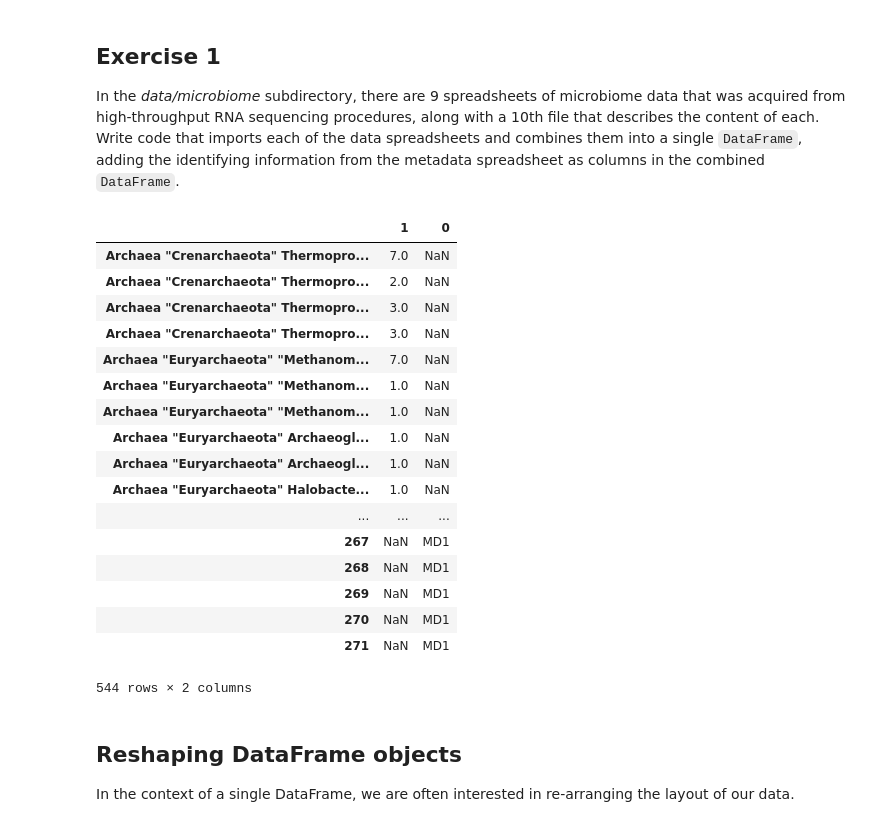
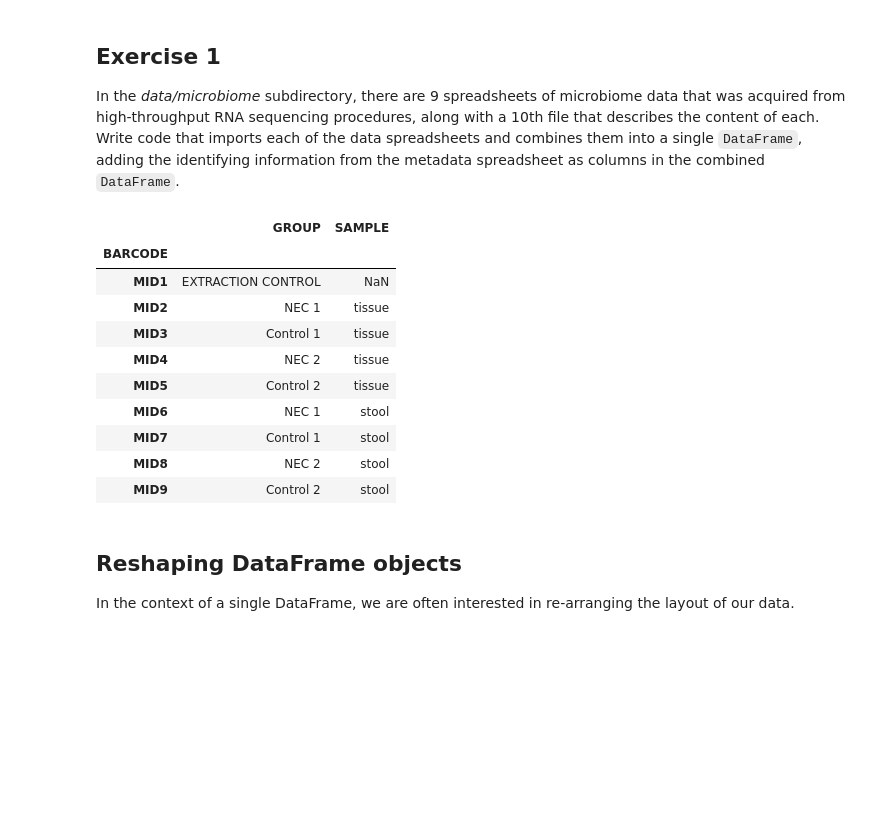
Before and after one commit to loistal/ADA_lab1, a Jupyter notebook: 02 - Intro to Pandas/Data Wrangling with Pandas.ipynb, the cells around one changed output. Drawn from its saved outputs; the diff is of its cells as text; code cells hidden in the pictures; blank space fills up the shorter version.

```diff
--- a/02 - Intro to Pandas/Data Wrangling with Pandas.ipynb
+++ b/02 - Intro to Pandas/Data Wrangling with Pandas.ipynb
@@ -561,60 +561,48 @@ In the *data/microbiome* subdirectory, there are 9 spreadsheets of microbiome da
 # Import the metadata
 meta = pd.read_excel("./Data/microbiome/metadata.xls", index_col=0)
 
 # Import all the sheets, with the name as index
 mid1 = pd.read_excel("./Data/microbiome/MID1.xls", index_col=0, header=None)
-# Create a list of length number_rows
-list_barcodes = np.empty(number_rows, dtype=object)
-list_barcodes.fill('MD1')
-mid1['Barcode'] = pd.Series(list_barcodes, index=mid1.index)
-# Add the corresponding barcode
+
 number_rows = len(mid1.index)
 # Create a list of length number_rows
 list_barcodes = np.empty(number_rows, dtype=object)
 list_barcodes.fill('MD1')
-barcodes_dataframe = pd.DataFrame(list_barcodes)
-
-mid1 = pd.concat([mid1_temp, barcodes_dataframe], axis=1)
+mid1['BARCODE'] = pd.Series(list_barcodes, index=mid1.index)
 
 mid2 = pd.read_excel("./Data/microbiome/MID2.xls", index_col=0, header=None)
 mid3 = pd.read_excel("./Data/microbiome/MID3.xls", index_col=0, header=None)
 mid4 = pd.read_excel("./Data/microbiome/MID4.xls", index_col=0, header=None)
 mid5 = pd.read_excel("./Data/microbiome/MID5.xls", index_col=0, header=None)
 mid6 = pd.read_excel("./Data/microbiome/MID6.xls", index_col=0, header=None)
 mid7 = pd.read_excel("./Data/microbiome/MID7.xls", index_col=0, header=None)
 mid8 = pd.read_excel("./Data/microbiome/MID8.xls", index_col=0, header=None)
 mid9 = pd.read_excel("./Data/microbiome/MID9.xls", index_col=0, header=None)
 
 
 # Concatenate all the sheets
 data = pd.concat([mid1, mid2, mid3, mid4, mid5, mid6, mid7, mid8, mid9], axis=0)
 
 '''
 # Give each column a proper label
 data.columns = ['Count']
 data.index.name = 'Taxon'
 '''
 
-mid1
+result = pd.merge(meta, mid1, left_index=True, right_on='BARCODE')
+meta
 # %% [output]
-|  | 1 | 0 |
-| Archaea "Crenarchaeota" Thermopro... | 7.0 | NaN |
-| Archaea "Crenarchaeota" Thermopro... | 2.0 | NaN |
-| Archaea "Crenarchaeota" Thermopro... | 3.0 | NaN |
-| Archaea "Crenarchaeota" Thermopro... | 3.0 | NaN |
-| Archaea "Euryarchaeota" "Methanom... | 7.0 | NaN |
-| Archaea "Euryarchaeota" "Methanom... | 1.0 | NaN |
-| Archaea "Euryarchaeota" "Methanom... | 1.0 | NaN |
-| Archaea "Euryarchaeota" Archaeogl... | 1.0 | NaN |
-| Archaea "Euryarchaeota" Archaeogl... | 1.0 | NaN |
-| Archaea "Euryarchaeota" Halobacte... | 1.0 | NaN |
-| ... | ... | ... |
-| 267 | NaN | MD1 |
-| 268 | NaN | MD1 |
-| 269 | NaN | MD1 |
-| 270 | NaN | MD1 |
-| 271 | NaN | MD1 |
+|  | GROUP | SAMPLE |
+| BARCODE |  |  |
+| MID1 | EXTRACTION CONTROL | NaN |
+| MID2 | NEC 1 | tissue |
+| MID3 | Control 1 | tissue |
+| MID4 | NEC 2 | tissue |
+| MID5 | Control 2 | tissue |
+| MID6 | NEC 1 | stool |
+| MID7 | Control 1 | stool |
+| MID8 | NEC 2 | stool |
+| MID9 | Control 2 | stool |
-544 rows × 2 columns
 # %% [markdown]
 ## Reshaping DataFrame objects
 
```
